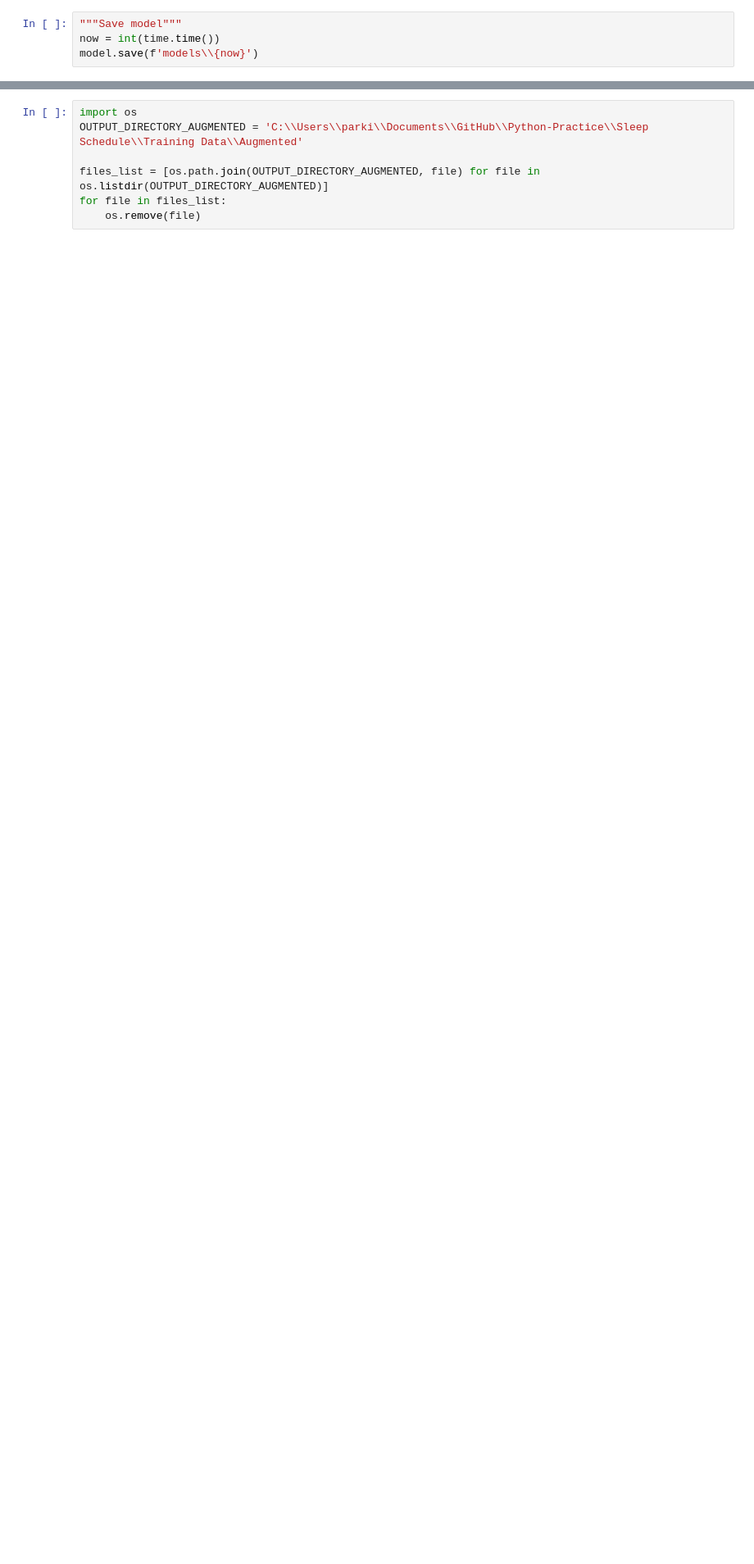
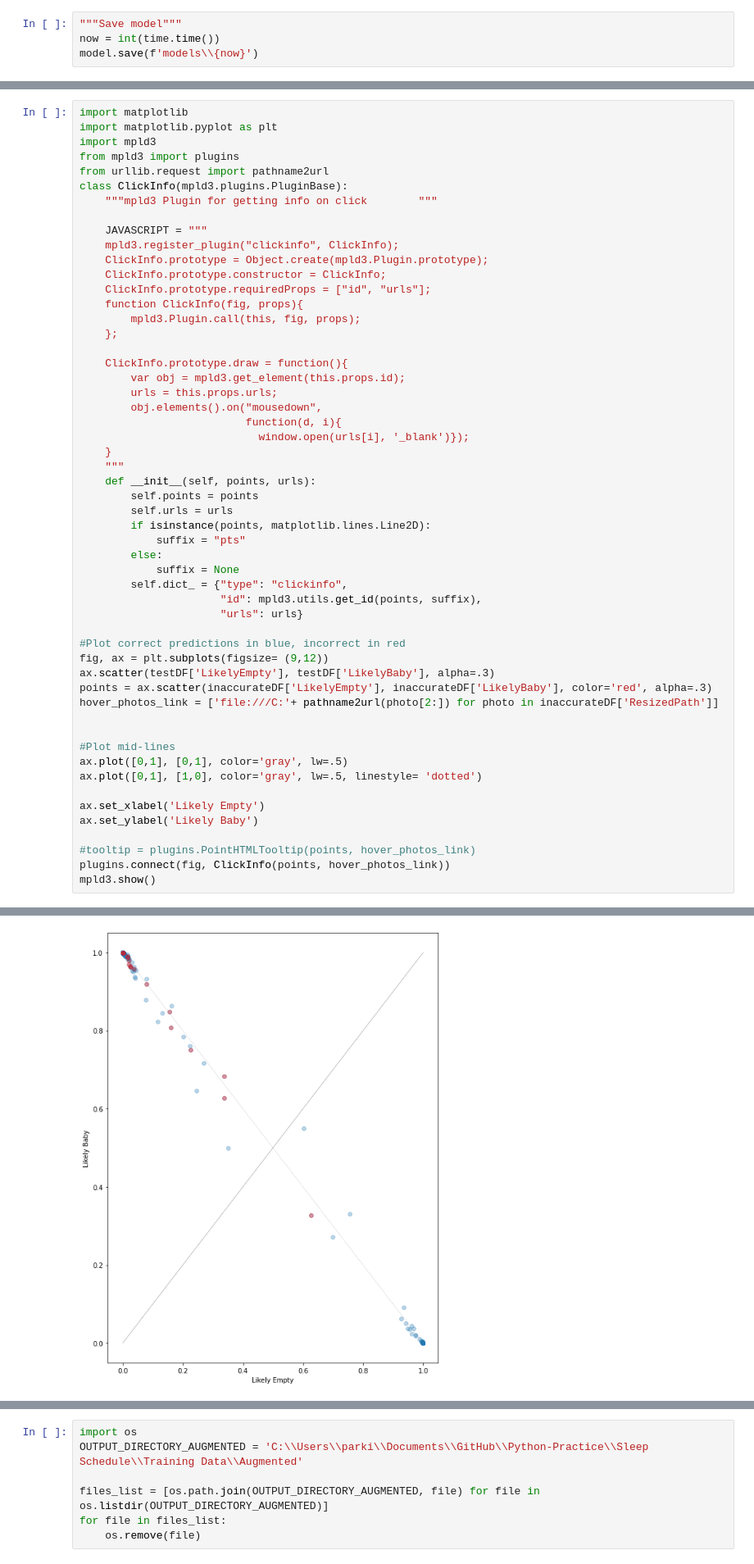
Before and after one commit to g-parki/Sleep-Schedule, a Jupyter notebook: sleep schedule notebook.ipynb, the cells around one changed output, grey strips where cells are left out. Shown: that part at 82% size. Saved outputs shown, nothing was run; the diff lists cells and outputs as text; blank space fills up the shorter version.

Commit message:
testing mpld3

```diff
--- a/sleep schedule notebook.ipynb
+++ b/sleep schedule notebook.ipynb
@@ -235,0 +242,55 @@ inaccurateDF.iloc[0]['FilePath']
+# %%
+import matplotlib
+import matplotlib.pyplot as plt
+import mpld3
+from mpld3 import plugins
+from urllib.request import pathname2url
+class ClickInfo(mpld3.plugins.PluginBase):
+    """mpld3 Plugin for getting info on click        """
+
+    JAVASCRIPT = """
+    mpld3.register_plugin("clickinfo", ClickInfo);
+    ClickInfo.prototype = Object.create(mpld3.Plugin.prototype);
+    ClickInfo.prototype.constructor = ClickInfo;
+    ClickInfo.prototype.requiredProps = ["id", "urls"];
+    function ClickInfo(fig, props){
+        mpld3.Plugin.call(this, fig, props);
+    };
+
+    ClickInfo.prototype.draw = function(){
+        var obj = mpld3.get_element(this.props.id);
+        urls = this.props.urls;
+        obj.elements().on("mousedown",
+                          function(d, i){
+                            window.open(urls[i], '_blank')});
+    }
+    """
+    def __init__(self, points, urls):
+        self.points = points
+        self.urls = urls
+        if isinstance(points, matplotlib.lines.Line2D):
+            suffix = "pts"
+        else:
+            suffix = None
+        self.dict_ = {"type": "clickinfo",
+                      "id": mpld3.utils.get_id(points, suffix),
+                      "urls": urls}
+
+#Plot correct predictions in blue, incorrect in red
+fig, ax = plt.subplots(figsize= (9,12))
+ax.scatter(testDF['LikelyEmpty'], testDF['LikelyBaby'], alpha=.3)
+points = ax.scatter(inaccurateDF['LikelyEmpty'], inaccurateDF['LikelyBaby'], color='red', alpha=.3)
+hover_photos_link = ['file:///C:'+ pathname2url(photo[2:]) for photo in inaccurateDF['ResizedPath']]
+
+
+#Plot mid-lines
+ax.plot([0,1], [0,1], color='gray', lw=.5)
+ax.plot([0,1], [1,0], color='gray', lw=.5, linestyle= 'dotted')
+
+ax.set_xlabel('Likely Empty')
+ax.set_ylabel('Likely Baby')
+
+#tooltip = plugins.PointHTMLTooltip(points, hover_photos_link)
+plugins.connect(fig, ClickInfo(points, hover_photos_link))
+mpld3.show()
+# %% [output]
@@ -235,0 +309 @@ inaccurateDF.iloc[0]['FilePath']
+[figure, added]
```
Also changed, not shown: parts of 4 cells of this notebook, 2 other files.
